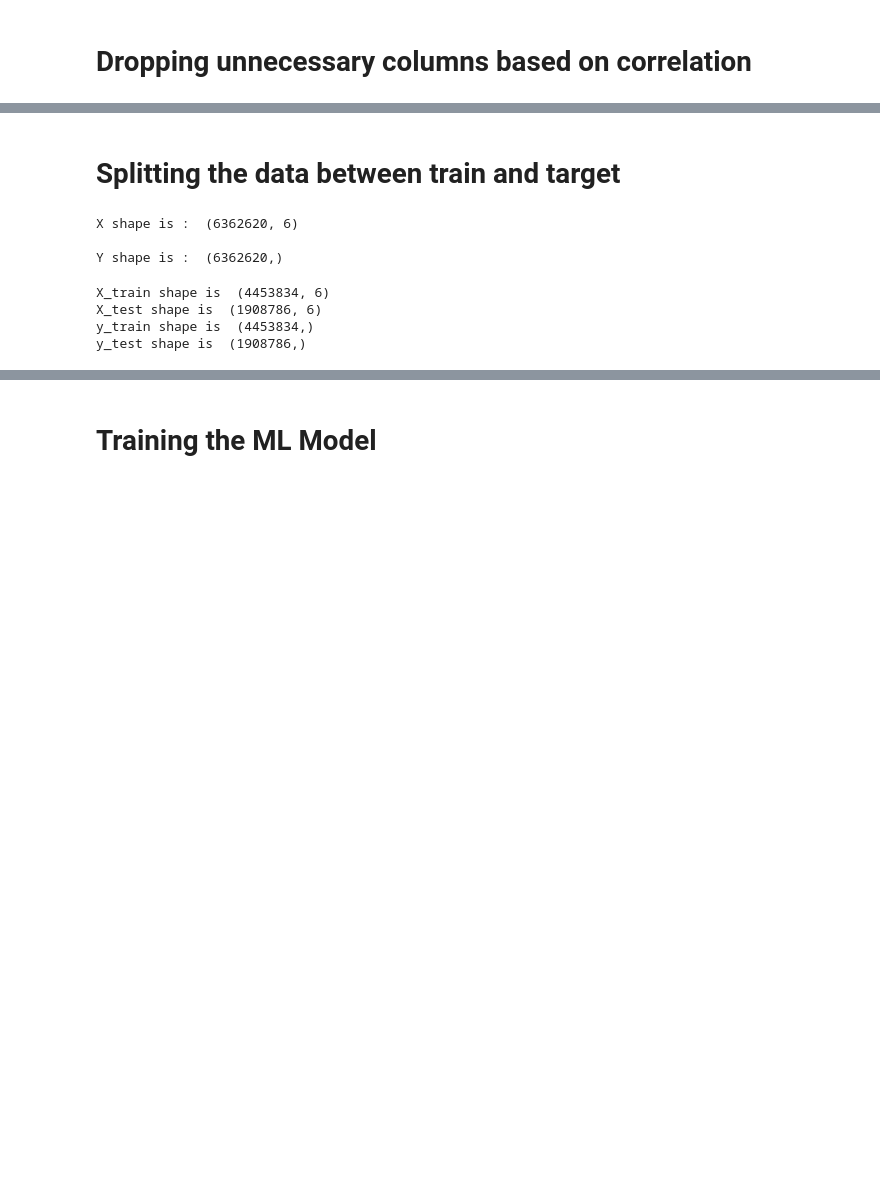
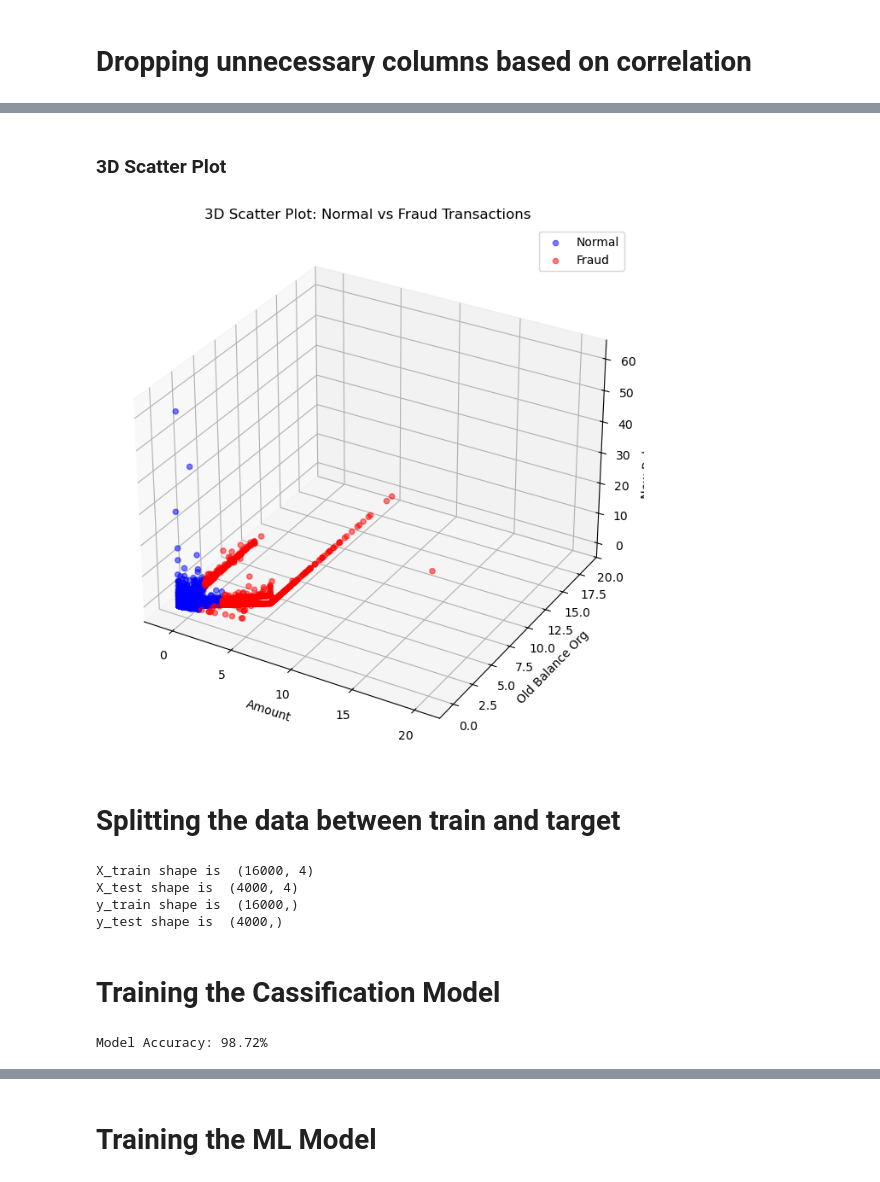
Before and after one commit to Mageshwaran18/Anomaly_Detection_using_Isolation_Forest_with_AWS, a Jupyter notebook: main.ipynb, the cells around one changed output, grey strips where cells are left out. Cells and saved outputs as stored; diff of their text form; code cells hidden in the pictures; blank space fills up the shorter version.

```diff
--- a/main.ipynb
+++ b/main.ipynb
@@ -504,15 +534,23 @@ memory usage: 339.8 MB
+# %% [markdown]
+<h3>3D Scatter Plot</h3>
+# %%
+from mpl_toolkits.mplot3d import Axes3D
+
+fig = plt.figure(figsize=(10, 8))
+ax = fig.add_subplot(111, projection='3d')
+
+ax.scatter(normal_data['amount'], normal_data['oldbalanceOrg'], normal_data['newbalanceDest'],
+           c='blue', label='Normal', alpha=0.5)
+ax.scatter(fraud_data['amount'], fraud_data['oldbalanceOrg'], fraud_data['newbalanceDest'],
+           c='red', label='Fraud', alpha=0.5)
+
+ax.set_xlabel('Amount')
+ax.set_ylabel('Old Balance Org')
+ax.set_zlabel('New Balance Dest')
+plt.title("3D Scatter Plot: Normal vs Fraud Transactions")
+plt.legend()
+plt.show()
+# %% [output]
+[figure, added]
 # %% [markdown]
  # Splitting the data between train and target
-# %%
-# X Data
-x = df.drop(['isFraud'], axis=1)
-print('X shape is : ' , x.shape)
-print()
-
-# y Data
-y = df['isFraud']
-print('Y shape is : ' , y.shape)
-# %% [output]
-X shape is :  (6362620, 6)
-
-Y shape is :  (6362620,)
@@ -519,13 +560,22 @@ Y shape is :  (6362620,)
 # %%
-X_train, X_test, y_train, y_test = train_test_split(x, y, test_size=0.3, random_state=42, shuffle=True)
+x_train, x_test, y_train, y_test = train_test_split(x, y, test_size = 0.2, random_state = 42 , shuffle=True)
 
 # Splitted Data
-print('X_train shape is ' , X_train.shape)
-print('X_test shape is ' , X_test.shape)
+print('X_train shape is ' , x_train.shape)
+print('X_test shape is ' , x_test.shape)
 print('y_train shape is ' , y_train.shape)
 print('y_test shape is ' , y_test.shape)
 # %% [output]
-X_train shape is  (4453834, 6)
-X_test shape is  (1908786, 6)
-y_train shape is  (4453834,)
-y_test shape is  (1908786,)
+X_train shape is  (16000, 4)
+X_test shape is  (4000, 4)
+y_train shape is  (16000,)
+y_test shape is  (4000,)
+# %% [markdown]
+# Training the Cassification Model
+# %%
+model = DecisionTreeClassifier()
+model.fit(x_train, y_train)
+accuracy = model.score(x_test, y_test) * 100
+print(f"Model Accuracy: {accuracy:.2f}%")
+# %% [output]
+Model Accuracy: 98.72%
```
Also changed, not shown: parts of 31 cells of this notebook.
